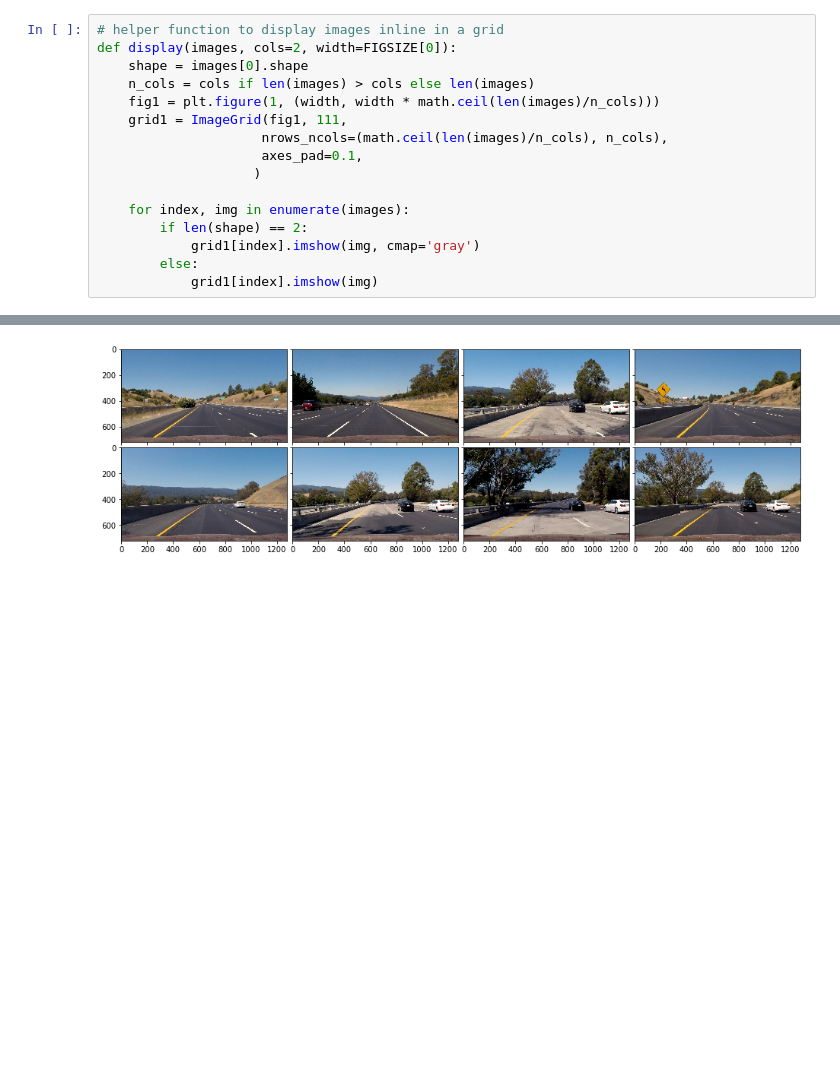
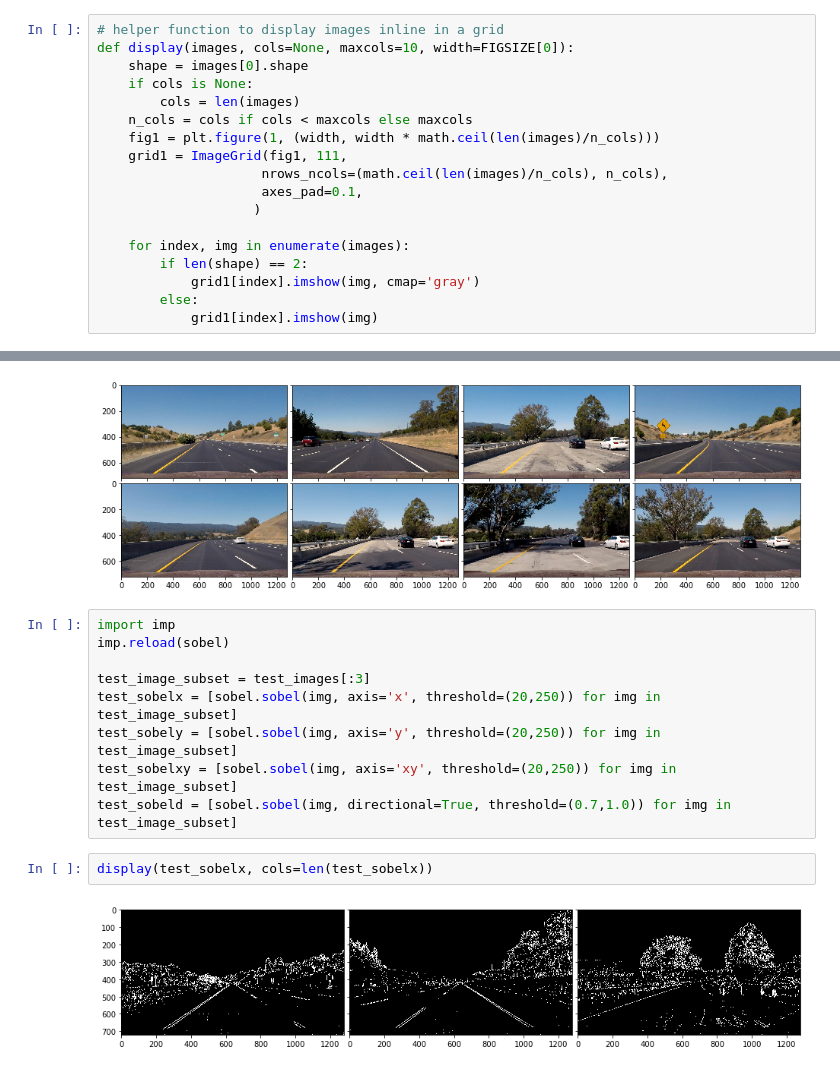
Before and after one commit to norman-thomas/CarND-Advanced-Lane-Lines, a Jupyter notebook: Advanced Lane Lines.ipynb, the cells around one changed output, grey strips where cells are left out. Drawn from its saved outputs; the diff is of its cells as text; blank space fills up the shorter version.

Commit message:
more sobel work

```diff
--- a/Advanced Lane Lines.ipynb
+++ b/Advanced Lane Lines.ipynb
@@ -29,9 +29,11 @@ import helpers.sobel
 Images for camera calibration are provided inside the `camera_cal/` folder.
 # %%
 # helper function to display images inline in a grid
-def display(images, cols=2, width=FIGSIZE[0]):
+def display(images, cols=None, maxcols=10, width=FIGSIZE[0]):
     shape = images[0].shape
-    n_cols = cols if len(images) > cols else len(images)
+    if cols is None:
+        cols = len(images)
+    n_cols = cols if cols < maxcols else maxcols
     fig1 = plt.figure(1, (width, width * math.ceil(len(images)/n_cols)))
     grid1 = ImageGrid(fig1, 111,
                      nrows_ncols=(math.ceil(len(images)/n_cols), n_cols),
@@ -109,3 +111,16 @@ test_images = [calibration.load_image(fname) for fname in test_image_filenames]
 display(test_images, cols=len(test_images)//2)
 # %% [output]
 [figure]
+# %%
+import imp
+imp.reload(sobel)
+
+test_image_subset = test_images[:3]
+test_sobelx = [sobel.sobel(img, axis='x', threshold=(20,250)) for img in test_image_subset]
+test_sobely = [sobel.sobel(img, axis='y', threshold=(20,250)) for img in test_image_subset]
+test_sobelxy = [sobel.sobel(img, axis='xy', threshold=(20,250)) for img in test_image_subset]
+test_sobeld = [sobel.sobel(img, directional=True, threshold=(0.7,1.0)) for img in test_image_subset]
+# %%
+display(test_sobelx, cols=len(test_sobelx))
+# %% [output]
+[figure, added]
```
Also changed, not shown: parts of 4 cells of this notebook.
